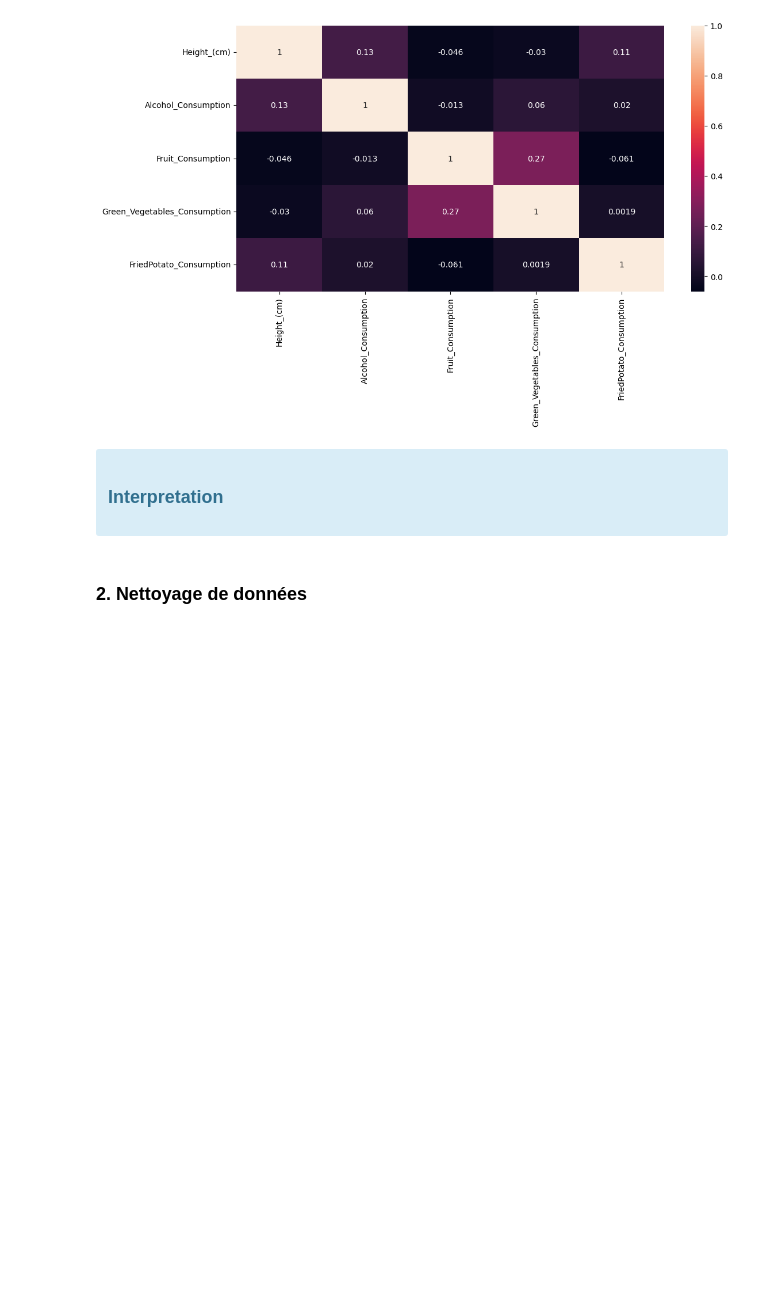
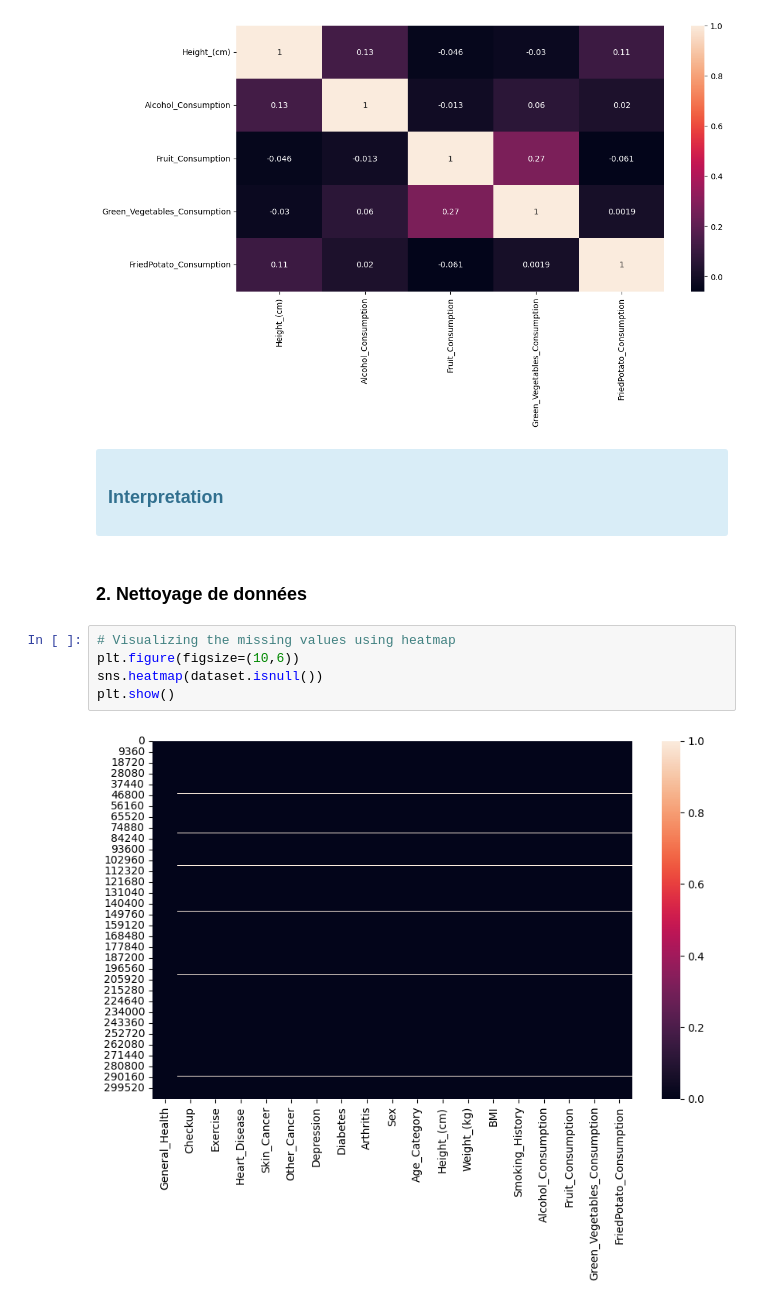
Before and after one commit to gir-yay/AI, a Jupyter notebook: projet.ipynb, the cells around one changed output. Cells and saved outputs as stored; diff of their text form; blank space fills up the shorter version.

```diff
--- a/projet.ipynb
+++ b/projet.ipynb
@@ -271,3 +271,10 @@ sns.heatmap(corr,annot=True)
 </div>
 # %% [markdown]
 ### 2. Nettoyage de données
+# %%
+# Visualizing the missing values using heatmap
+plt.figure(figsize=(10,6))
+sns.heatmap(dataset.isnull())
+plt.show()
+# %% [output]
+[figure, added]
```
